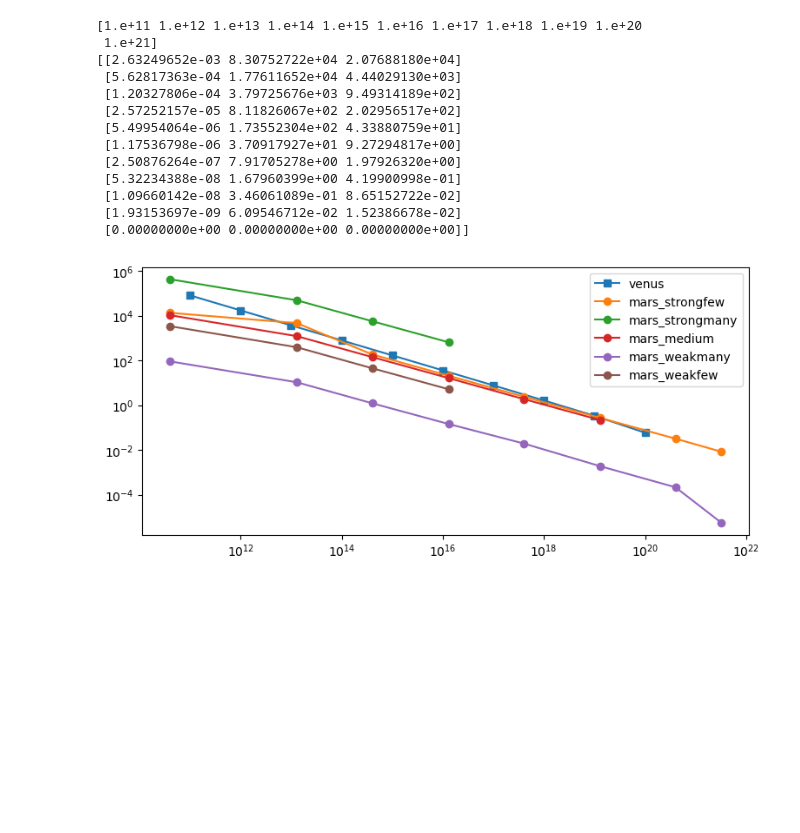
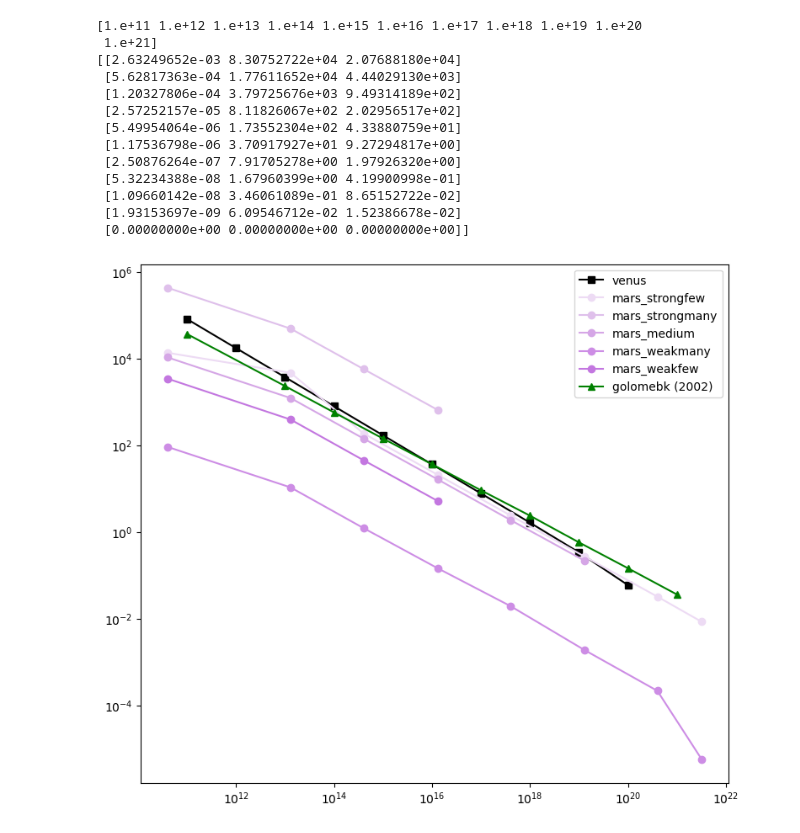
Before and after one commit to iganache/venusquakes, a Jupyter notebook: venus_seismicity.ipynb, the cells around one changed output. Saved outputs shown, nothing was run; the diff lists cells and outputs as text; code cells hidden in the pictures; blank space fills up the shorter version.

Commit message:
Added golombek 2002 values

```diff
--- a/venus_seismicity.ipynb
+++ b/venus_seismicity.ipynb
@@ -22,6 +22,17 @@ knapmeyer_arr[0:len(strongmany),3] = strongmany
 knapmeyer_arr[0:len(medium),4] = medium
 knapmeyer_arr[0:len(weakfew),5] = weakfew
 knapmeyer_arr[0:len(weakmany),6] = weakmany
+# %%
+## Golombek sesimic moments
+M0 = np.geomspace(10e10, 10e20, 11)
+M0 = np.delete(M0, 1)
+
+mb = np.array([1,2.2,2.8,3.4,4,4.6,5.2,5.8,6.4,7])
+Gol_rec_rates = np.array([14*60, 3.7*3600, 15*3600, 2.5*24*3600, 9.8*24*3600, 1.3*30*24*3600, 5*30*24*3600, 1.7*365.25*24*3600, 6.7*365.25*24*3600, 27*365.25*24*3600])
+golombek_arr = np.zeros((len(M0), 3))
+golombek_arr[:,0] = mb
+golombek_arr[:,1] = M0
+golombek_arr[:,2] = Gol_rec_rates
 # %% [markdown]
 ## 1. Lithopheric cooling
 
@@ -247,17 +258,18 @@ print(events_arr)
  [1.93153697e-09 6.09546712e-02 1.52386678e-02]
  [0.00000000e+00 0.00000000e+00 0.00000000e+00]]
 # %%
-fig, ax = plt.subplots(1,1, figsize=(9,4))
-ax.plot(m0_range[:-1],events_arr[:-1,1], "s-", label = "venus")
-ax.plot(knapmeyer_arr[:,1], (365.25*24*60*60)/knapmeyer_arr[:,2], "o-" , label = "mars_strongfew")
-ax.plot(knapmeyer_arr[:,1], (365.25*24*60*60)/knapmeyer_arr[:,3], "o-" , label = "mars_strongmany")
-ax.plot(knapmeyer_arr[:,1], (365.25*24*60*60)/knapmeyer_arr[:,4], "o-" , label = "mars_medium")
-ax.plot(knapmeyer_arr[:,1], (365.25*24*60*60)/knapmeyer_arr[:,5], "o-" , label = "mars_weakmany")
-ax.plot(knapmeyer_arr[:,1], (365.25*24*60*60)/knapmeyer_arr[:,6], "o-" , label = "mars_weakfew")
+fig, ax = plt.subplots(1,1, figsize=(9,8))
+ax.plot(m0_range[:-1],events_arr[:-1,1], "s-", label = "venus", c='k')
+ax.plot(knapmeyer_arr[:,1], (365.25*24*60*60)/knapmeyer_arr[:,2], "o-" , label = "mars_strongfew", c = "#eddbf4",)
+ax.plot(knapmeyer_arr[:,1], (365.25*24*60*60)/knapmeyer_arr[:,3], "o-" , label = "mars_strongmany", c = "#dfc0eb")
+ax.plot(knapmeyer_arr[:,1], (365.25*24*60*60)/knapmeyer_arr[:,4], "o-" , label = "mars_medium", c = "#d5a6e6")
+ax.plot(knapmeyer_arr[:,1], (365.25*24*60*60)/knapmeyer_arr[:,5], "o-" , label = "mars_weakmany", c = "#cd8de5")
+ax.plot(knapmeyer_arr[:,1], (365.25*24*60*60)/knapmeyer_arr[:,6], "o-" , label = "mars_weakfew", c = "#c377e0")
+ax.plot(golombek_arr[:,1], (365.25*24*60*60)/golombek_arr[:,2], "^-" , label = "golomebk (2002)", c= "green")
 # ax.set_xlim(m0_range[0], m0_range[-1])
 ax.set_xscale('log',base=10)
 ax.set_yscale('log',base=10)
 ax.legend()
 plt.show()
 # %% [output]
-[figure, old version]
+[figure, new version]
```
